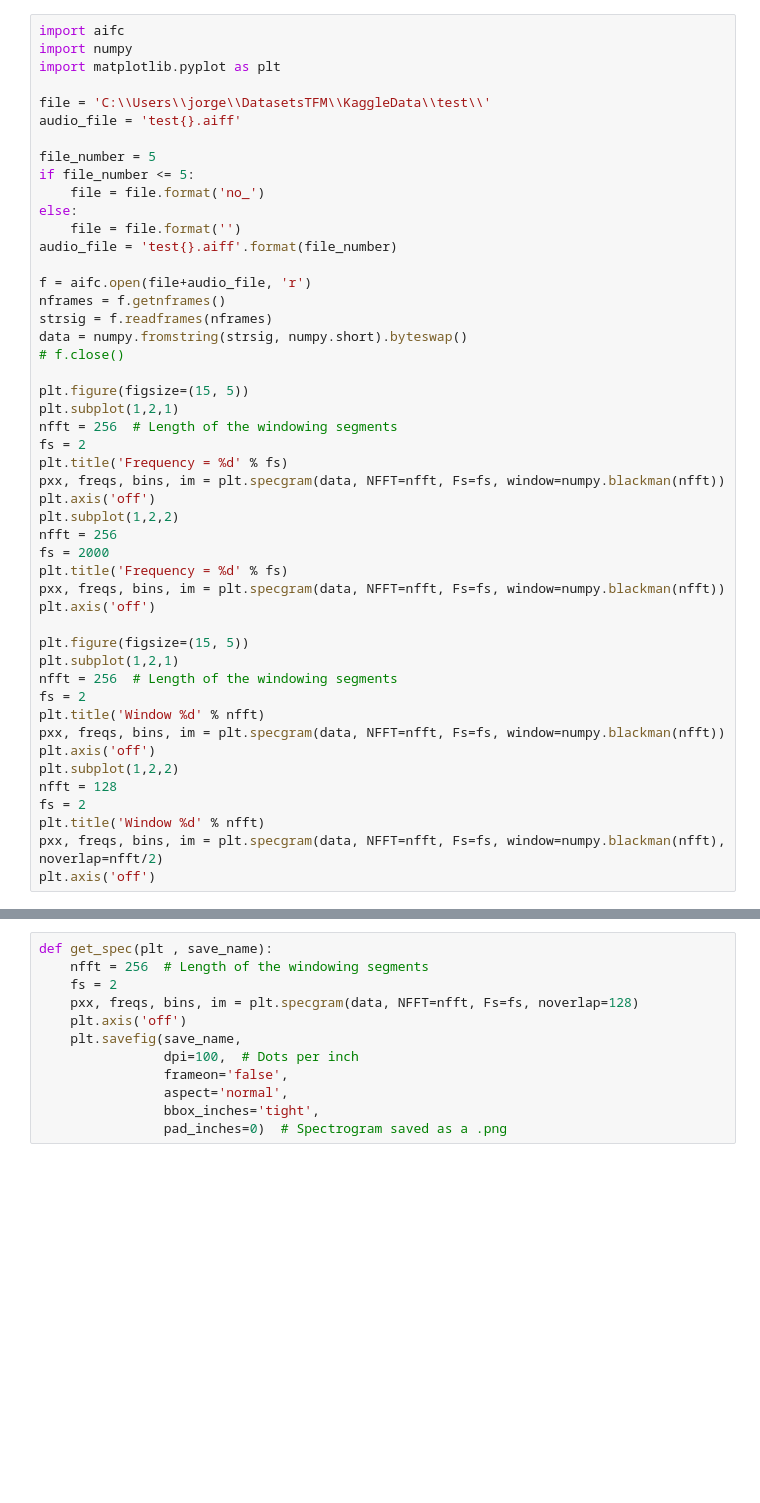
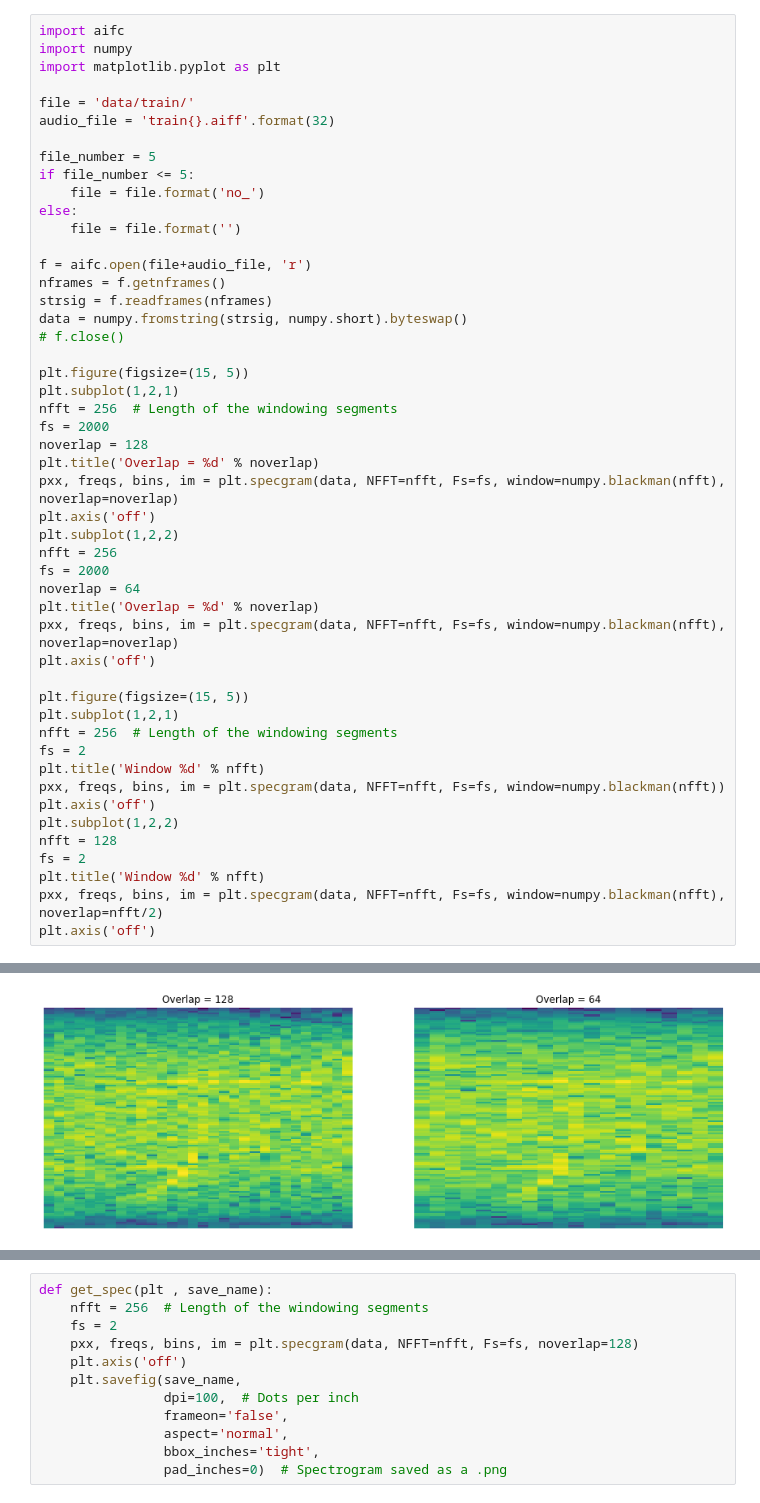
Before and after one commit to JorgeRodri/WhaleClassification, a Jupyter notebook: Spectogram_examples.ipynb, the cells around one changed output, grey strips where cells are left out. Cells and saved outputs as stored; diff of their text form; blank space fills up the shorter version.

```diff
--- a/Spectogram_examples.ipynb
+++ b/Spectogram_examples.ipynb
@@ -3,48 +3,50 @@ import aifc
 import numpy
 import matplotlib.pyplot as plt
 
-file = 'C:\\Users\\jorge\\DatasetsTFM\\KaggleData\\test\\'
-audio_file = 'test{}.aiff'
+file = 'data/train/'
+audio_file = 'train{}.aiff'.format(32)
 
 file_number = 5
 if file_number <= 5:
     file = file.format('no_')
 else:
     file = file.format('')
-audio_file = 'test{}.aiff'.format(file_number)
 
 f = aifc.open(file+audio_file, 'r')
 nframes = f.getnframes()
 strsig = f.readframes(nframes)
 data = numpy.fromstring(strsig, numpy.short).byteswap()
 # f.close()
 
 plt.figure(figsize=(15, 5))
 plt.subplot(1,2,1)
 nfft = 256  # Length of the windowing segments
-fs = 2
-plt.title('Frequency = %d' % fs)
-pxx, freqs, bins, im = plt.specgram(data, NFFT=nfft, Fs=fs, window=numpy.blackman(nfft))
+fs = 2000
+noverlap = 128
+plt.title('Overlap = %d' % noverlap)
+pxx, freqs, bins, im = plt.specgram(data, NFFT=nfft, Fs=fs, window=numpy.blackman(nfft), noverlap=noverlap)
 plt.axis('off')
 plt.subplot(1,2,2)
 nfft = 256
 fs = 2000
-plt.title('Frequency = %d' % fs)
-pxx, freqs, bins, im = plt.specgram(data, NFFT=nfft, Fs=fs, window=numpy.blackman(nfft))
+noverlap = 64
+plt.title('Overlap = %d' % noverlap)
+pxx, freqs, bins, im = plt.specgram(data, NFFT=nfft, Fs=fs, window=numpy.blackman(nfft), noverlap=noverlap)
 plt.axis('off')
 
 plt.figure(figsize=(15, 5))
 plt.subplot(1,2,1)
 nfft = 256  # Length of the windowing segments
 fs = 2
 plt.title('Window %d' % nfft)
 pxx, freqs, bins, im = plt.specgram(data, NFFT=nfft, Fs=fs, window=numpy.blackman(nfft))
 plt.axis('off')
 plt.subplot(1,2,2)
 nfft = 128
 fs = 2
 plt.title('Window %d' % nfft)
 pxx, freqs, bins, im = plt.specgram(data, NFFT=nfft, Fs=fs, window=numpy.blackman(nfft), noverlap=nfft/2)
 plt.axis('off')
 # %% [output]
 (16.0, 1968.0, 0.0, 1.0)
+[figure, added]
```
Also changed, not shown: parts of 19 cells of this notebook, 4 other files.
